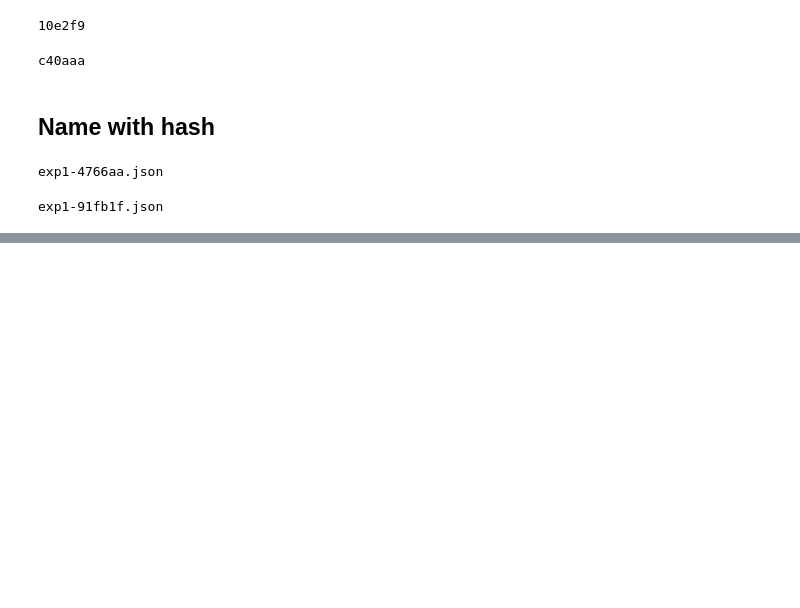
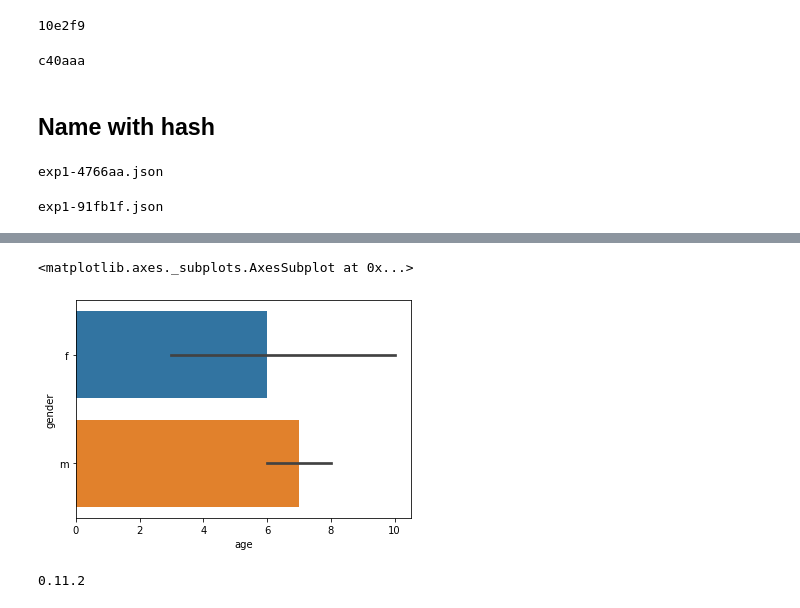
Before and after one commit to young-hwanlee/stand_alone_deep_learning, a Jupyter notebook: #18_Lab_Handling_Visualization_of_Many_Experiments_(Intro).ipynb, the cells around one changed output, grey strips where cells are left out. Saved outputs shown, nothing was run; the diff lists cells and outputs as text; code cells hidden in the pictures; blank space fills up the shorter version.

Commit message:
Test DataFrame

```diff
--- a/#18_Lab_Handling_Visualization_of_Many_Experiments_(Intro).ipynb
+++ b/#18_Lab_Handling_Visualization_of_Many_Experiments_(Intro).ipynb
@@ -96,0 +114,6 @@ exp1-91fb1f.json
+# %%
+a = [{'age':5, 'gender':'f', 'score':10}, {'age':6, 'gender':'m', 'score':9},
+     {'age':10, 'gender':'f', 'score':15}, {'age':8, 'gender':'m', 'score':2},
+     {'age':3, 'gender':'f', 'score':33}]
+df = pd.DataFrame(a)
+df
@@ -96,0 +127,11 @@ exp1-91fb1f.json
+# %%
+import seaborn as sns
+
+sns.barplot(x='age', y='gender', data=df)
+# %% [output]
+<matplotlib.axes._subplots.AxesSubplot at 0x...>
+[figure, added]
+# %%
+print(sns.__version__)
+# %% [output]
+0.11.2
```
Also changed, not shown: parts of 6 cells of this notebook.
